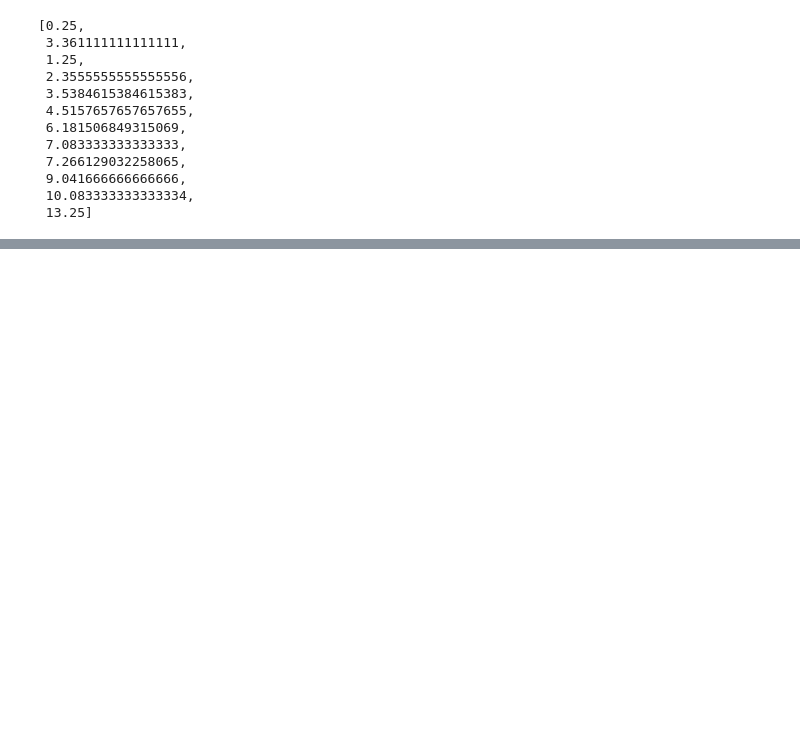
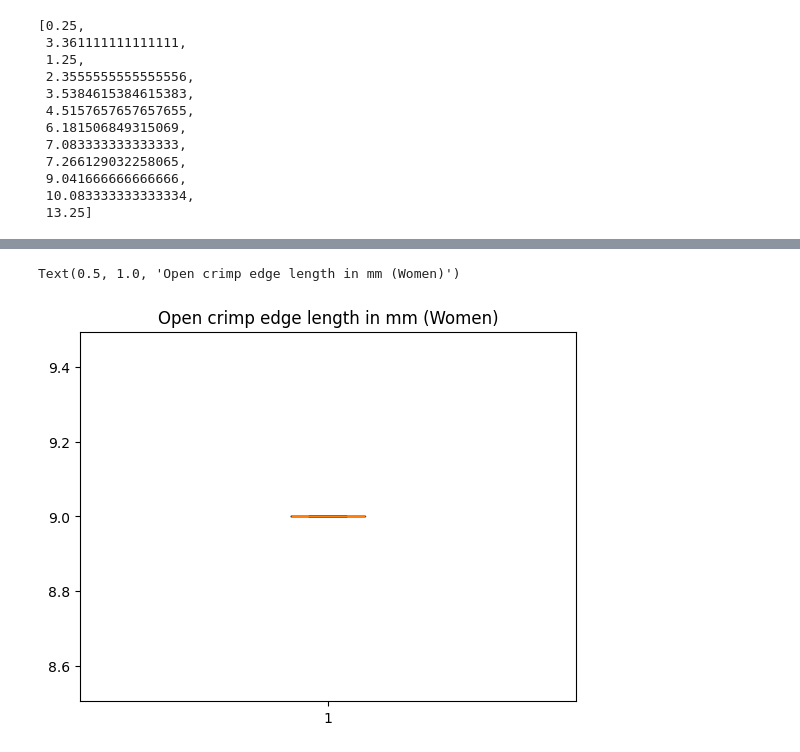
Before and after one commit to bonkacardonut/climbing-grade-analysis, a Jupyter notebook: notebooks/csk-final.ipynb, the cells around one changed output, grey strips where cells are left out. Cells and saved outputs as stored; diff of their text form; code cells hidden in the pictures; blank space fills up the shorter version.

```diff
--- a/notebooks/csk-final.ipynb
+++ b/notebooks/csk-final.ipynb
@@ -530,0 +487,6 @@ Name: Max pull up reps, dtype: float64
+# %%
+plt.boxplot(v7_women)
+plt.title("Open crimp edge length in mm (Women)")
+# %% [output]
+Text(0.5, 1.0, 'Open crimp edge length in mm (Women)')
+[figure, added]
```
Also changed, not shown: parts of 19 cells of this notebook, 1 other file.
